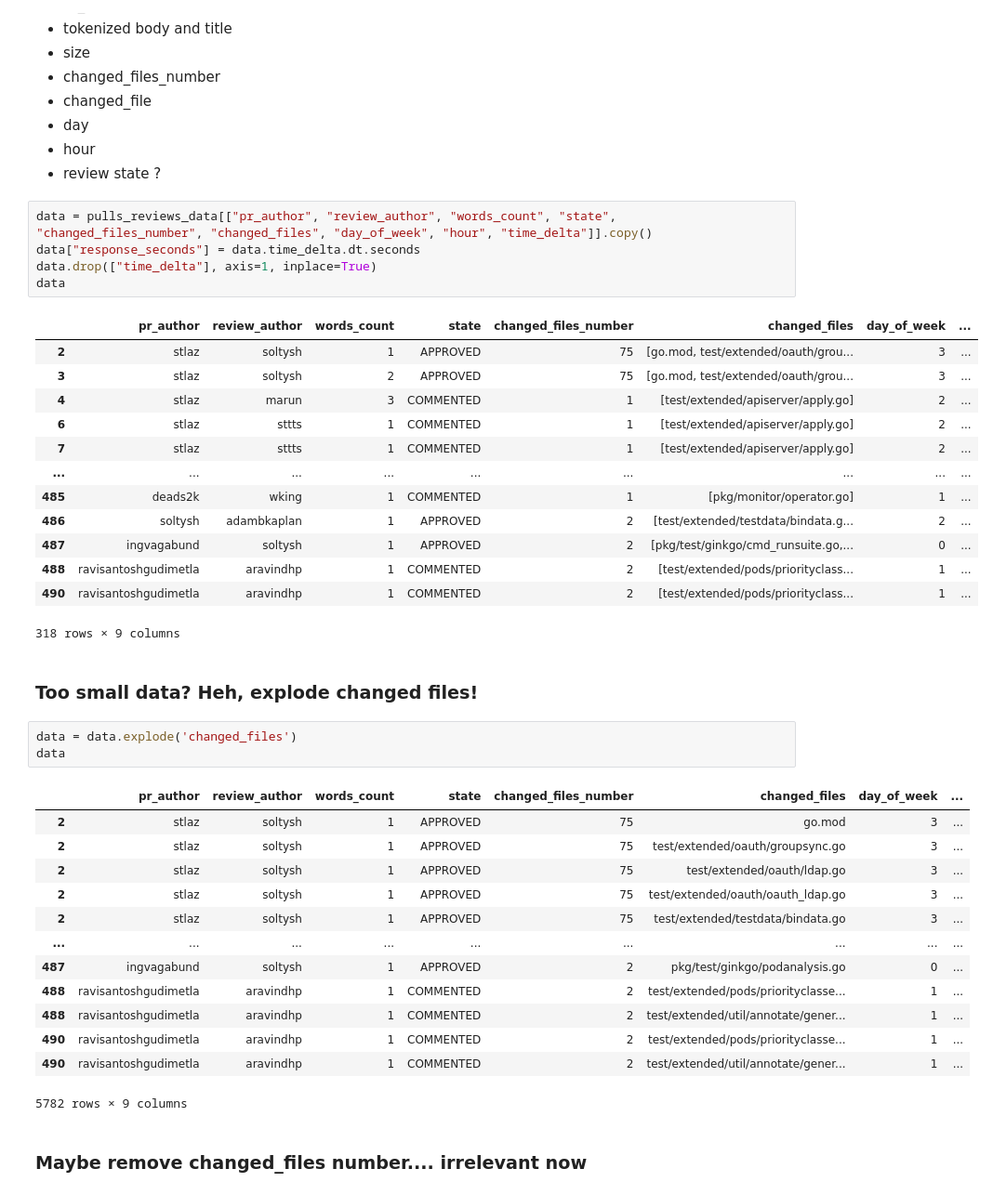
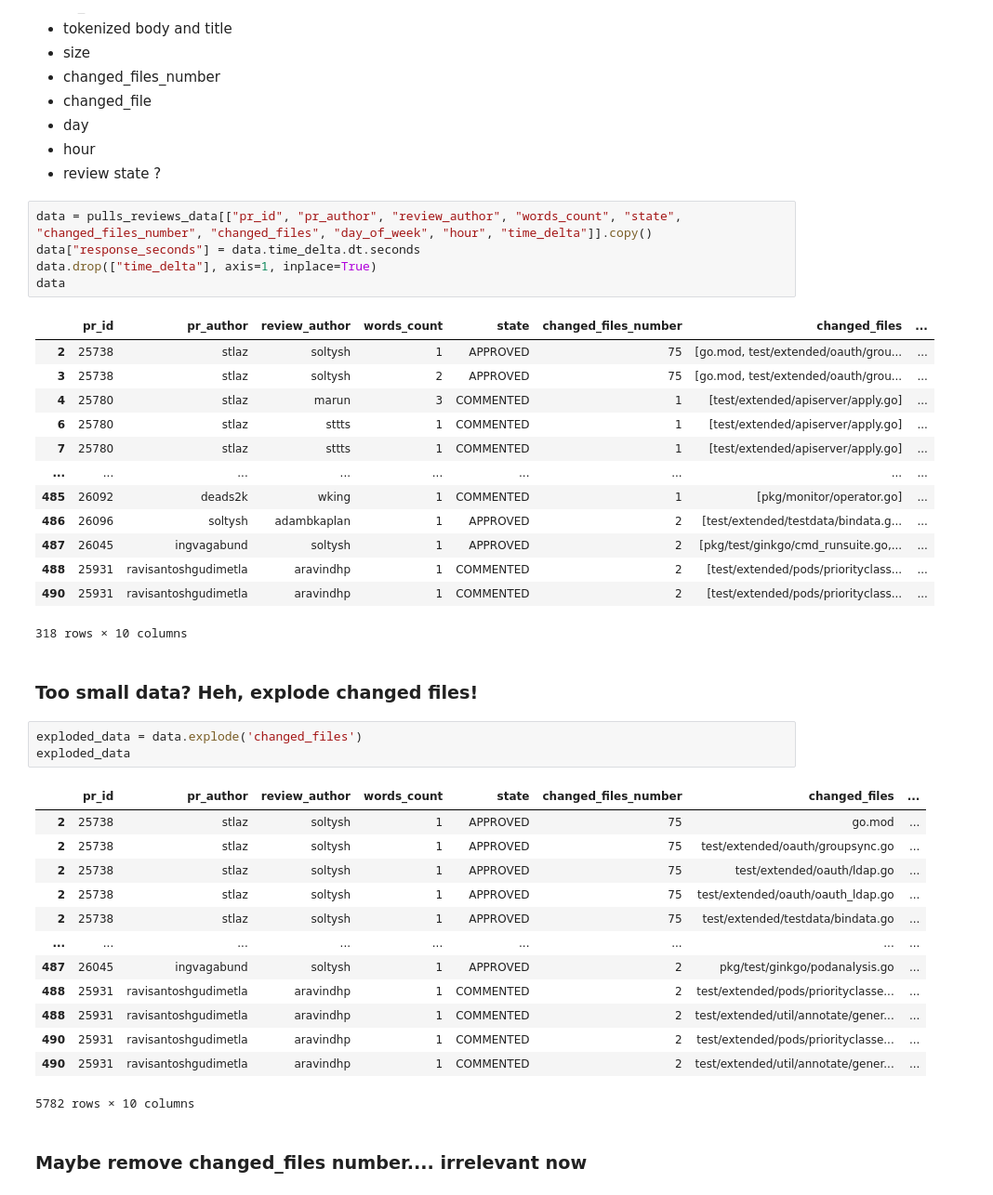
Before and after one commit to thoth-station/socrates, a Jupyter notebook: data/PR exploration.ipynb, the cells around one changed output. Shown at 93% size. Saved outputs shown, nothing was run; the diff lists cells and outputs as text.

```diff
--- a/data/PR exploration.ipynb
+++ b/data/PR exploration.ipynb
@@ -618,43 +618,43 @@ Then, I will try to train NN on the PR data, with selected features:
 - hour
 - review state ?
 # %%
-data = pulls_reviews_data[["pr_author", "review_author", "words_count", "state", "changed_files_number", "changed_files", "day_of_week", "hour", "time_delta"]].copy()
+data = pulls_reviews_data[["pr_id", "pr_author", "review_author", "words_count", "state", "changed_files_number", "changed_files", "day_of_week", "hour", "time_delta"]].copy()
 data["response_seconds"] = data.time_delta.dt.seconds
 data.drop(["time_delta"], axis=1, inplace=True)
 data
 # %% [output]
-|  | pr_author | review_author | words_count | state | changed_files_number | changed_files | day_of_week | ... |
-| 2 | stlaz | soltysh | 1 | APPROVED | 75 | [go.mod, test/extended/oauth/grou... | 3 | ... |
-| 3 | stlaz | soltysh | 2 | APPROVED | 75 | [go.mod, test/extended/oauth/grou... | 3 | ... |
-| 4 | stlaz | marun | 3 | COMMENTED | 1 | [test/extended/apiserver/apply.go] | 2 | ... |
-| 6 | stlaz | sttts | 1 | COMMENTED | 1 | [test/extended/apiserver/apply.go] | 2 | ... |
-| 7 | stlaz | sttts | 1 | COMMENTED | 1 | [test/extended/apiserver/apply.go] | 2 | ... |
+|  | pr_id | pr_author | review_author | words_count | state | changed_files_number | changed_files | ... |
+| 2 | 25738 | stlaz | soltysh | 1 | APPROVED | 75 | [go.mod, test/extended/oauth/grou... | ... |
+| 3 | 25738 | stlaz | soltysh | 2 | APPROVED | 75 | [go.mod, test/extended/oauth/grou... | ... |
+| 4 | 25780 | stlaz | marun | 3 | COMMENTED | 1 | [test/extended/apiserver/apply.go] | ... |
+| 6 | 25780 | stlaz | sttts | 1 | COMMENTED | 1 | [test/extended/apiserver/apply.go] | ... |
+| 7 | 25780 | stlaz | sttts | 1 | COMMENTED | 1 | [test/extended/apiserver/apply.go] | ... |
 | ... | ... | ... | ... | ... | ... | ... | ... | ... |
-| 485 | deads2k | wking | 1 | COMMENTED | 1 | [pkg/monitor/operator.go] | 1 | ... |
-| 486 | soltysh | adambkaplan | 1 | APPROVED | 2 | [test/extended/testdata/bindata.g... | 2 | ... |
-| 487 | ingvagabund | soltysh | 1 | APPROVED | 2 | [pkg/test/ginkgo/cmd_runsuite.go,... | 0 | ... |
-| 488 | ravisantoshgudimetla | aravindhp | 1 | COMMENTED | 2 | [test/extended/pods/priorityclass... | 1 | ... |
-| 490 | ravisantoshgudimetla | aravindhp | 1 | COMMENTED | 2 | [test/extended/pods/priorityclass... | 1 | ... |
+| 485 | 26092 | deads2k | wking | 1 | COMMENTED | 1 | [pkg/monitor/operator.go] | ... |
+| 486 | 26096 | soltysh | adambkaplan | 1 | APPROVED | 2 | [test/extended/testdata/bindata.g... | ... |
+| 487 | 26045 | ingvagabund | soltysh | 1 | APPROVED | 2 | [pkg/test/ginkgo/cmd_runsuite.go,... | ... |
+| 488 | 25931 | ravisantoshgudimetla | aravindhp | 1 | COMMENTED | 2 | [test/extended/pods/priorityclass... | ... |
+| 490 | 25931 | ravisantoshgudimetla | aravindhp | 1 | COMMENTED | 2 | [test/extended/pods/priorityclass... | ... |
-318 rows × 9 columns
+318 rows × 10 columns
 # %% [markdown]
 ### Too small data? Heh, explode changed files!
 # %%
-data = data.explode('changed_files')
-data
+exploded_data = data.explode('changed_files')
+exploded_data
 # %% [output]
-|  | pr_author | review_author | words_count | state | changed_files_number | changed_files | day_of_week | ... |
-| 2 | stlaz | soltysh | 1 | APPROVED | 75 | go.mod | 3 | ... |
-| 2 | stlaz | soltysh | 1 | APPROVED | 75 | test/extended/oauth/groupsync.go | 3 | ... |
-| 2 | stlaz | soltysh | 1 | APPROVED | 75 | test/extended/oauth/ldap.go | 3 | ... |
-| 2 | stlaz | soltysh | 1 | APPROVED | 75 | test/extended/oauth/oauth_ldap.go | 3 | ... |
-| 2 | stlaz | soltysh | 1 | APPROVED | 75 | test/extended/testdata/bindata.go | 3 | ... |
+|  | pr_id | pr_author | review_author | words_count | state | changed_files_number | changed_files | ... |
+| 2 | 25738 | stlaz | soltysh | 1 | APPROVED | 75 | go.mod | ... |
+| 2 | 25738 | stlaz | soltysh | 1 | APPROVED | 75 | test/extended/oauth/groupsync.go | ... |
+| 2 | 25738 | stlaz | soltysh | 1 | APPROVED | 75 | test/extended/oauth/ldap.go | ... |
+| 2 | 25738 | stlaz | soltysh | 1 | APPROVED | 75 | test/extended/oauth/oauth_ldap.go | ... |
+| 2 | 25738 | stlaz | soltysh | 1 | APPROVED | 75 | test/extended/testdata/bindata.go | ... |
 | ... | ... | ... | ... | ... | ... | ... | ... | ... |
-| 487 | ingvagabund | soltysh | 1 | APPROVED | 2 | pkg/test/ginkgo/podanalysis.go | 0 | ... |
-| 488 | ravisantoshgudimetla | aravindhp | 1 | COMMENTED | 2 | test/extended/pods/priorityclasse... | 1 | ... |
-| 488 | ravisantoshgudimetla | aravindhp | 1 | COMMENTED | 2 | test/extended/util/annotate/gener... | 1 | ... |
-| 490 | ravisantoshgudimetla | aravindhp | 1 | COMMENTED | 2 | test/extended/pods/priorityclasse... | 1 | ... |
-| 490 | ravisantoshgudimetla | aravindhp | 1 | COMMENTED | 2 | test/extended/util/annotate/gener... | 1 | ... |
+| 487 | 26045 | ingvagabund | soltysh | 1 | APPROVED | 2 | pkg/test/ginkgo/podanalysis.go | ... |
+| 488 | 25931 | ravisantoshgudimetla | aravindhp | 1 | COMMENTED | 2 | test/extended/pods/priorityclasse... | ... |
+| 488 | 25931 | ravisantoshgudimetla | aravindhp | 1 | COMMENTED | 2 | test/extended/util/annotate/gener... | ... |
+| 490 | 25931 | ravisantoshgudimetla | aravindhp | 1 | COMMENTED | 2 | test/extended/pods/priorityclasse... | ... |
+| 490 | 25931 | ravisantoshgudimetla | aravindhp | 1 | COMMENTED | 2 | test/extended/util/annotate/gener... | ... |
-5782 rows × 9 columns
+5782 rows × 10 columns
 # %% [markdown]
 ### Maybe remove changed_files number.... irrelevant now
 # %%
```
Also changed, not shown: parts of 33 cells of this notebook.
